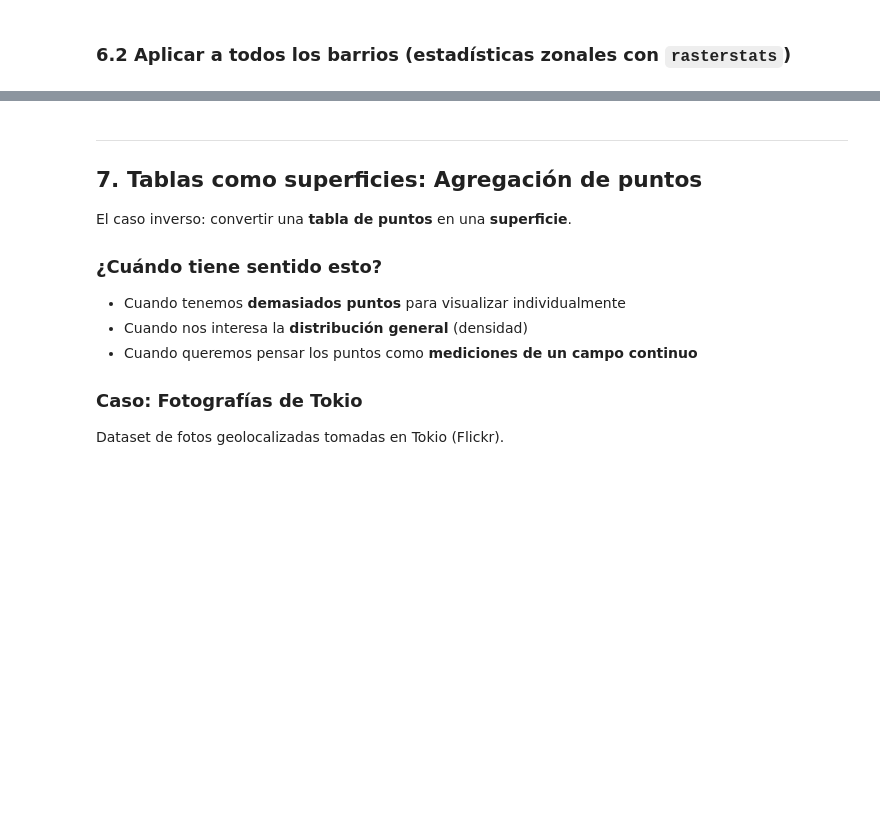
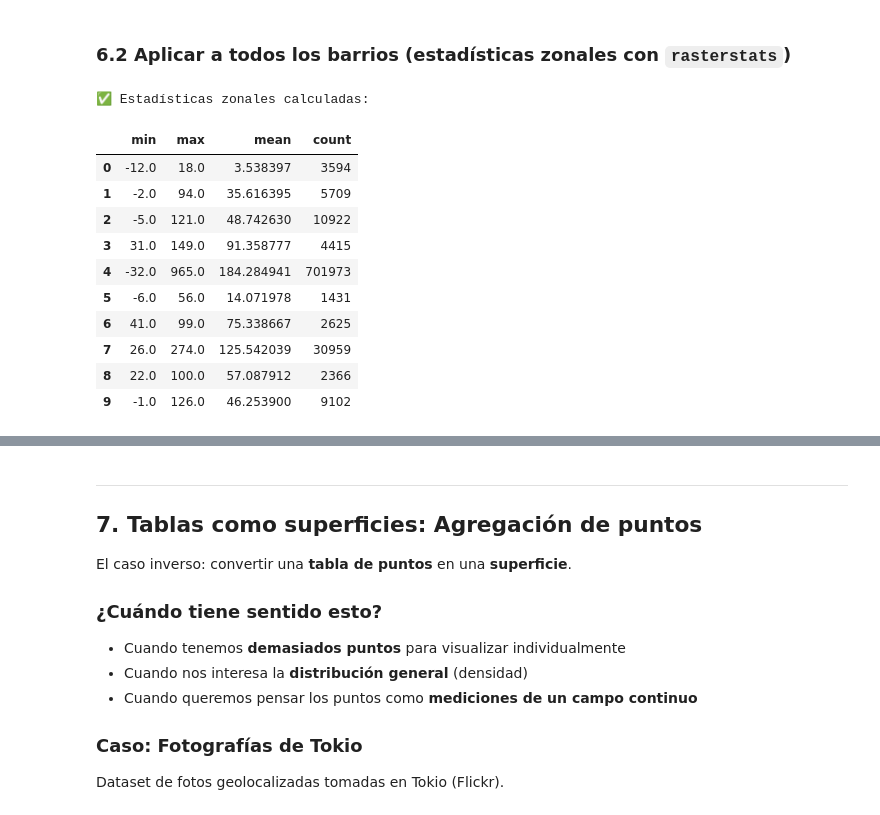
Before and after one commit to daniopitz/geodata, a Jupyter notebook: 01_datos_espaciales.ipynb, the cells around one changed output, grey strips where cells are left out. Cells and saved outputs as stored; diff of their text form; code cells hidden in the pictures; blank space fills up the shorter version.

```diff
--- a/01_datos_espaciales.ipynb
+++ b/01_datos_espaciales.ipynb
@@ -536,17 +556,30 @@ print(f"⛰️  Elevación promedio del tract más grande: {elevacion_promedio:.
 # %%
 from rasterstats import zonal_stats
 
 # Calcular estadísticas de elevación para TODOS los tracts
 elevaciones = zonal_stats(
     sd_tracts.to_crs(dem.rio.crs),       # Geometrías de los tracts (en CRS del DEM)
-    "../data/nasadem/nasadem_sd.tif",    # Ruta al archivo raster
+    "datos/external/nasadem/nasadem_sd.tif",    # Ruta al archivo raster
 )
 
 # Convertir a DataFrame
 elevaciones_df = pandas.DataFrame(elevaciones)
 
 print("✅ Estadísticas zonales calculadas:")
 elevaciones_df.head(10)
+# %% [output]
+✅ Estadísticas zonales calculadas:
+|  | min | max | mean | count |
+| 0 | -12.0 | 18.0 | 3.538397 | 3594 |
+| 1 | -2.0 | 94.0 | 35.616395 | 5709 |
+| 2 | -5.0 | 121.0 | 48.742630 | 10922 |
+| 3 | 31.0 | 149.0 | 91.358777 | 4415 |
+| 4 | -32.0 | 965.0 | 184.284941 | 701973 |
+| 5 | -6.0 | 56.0 | 14.071978 | 1431 |
+| 6 | 41.0 | 99.0 | 75.338667 | 2625 |
+| 7 | 26.0 | 274.0 | 125.542039 | 30959 |
+| 8 | 22.0 | 100.0 | 57.087912 | 2366 |
+| 9 | -1.0 | 126.0 | 46.253900 | 9102 |
 # %%
 # Visualizar los resultados: elevación promedio por barrio
 f, axs = plt.subplots(1, 3, figsize=(15, 5))
```
Also changed, not shown: parts of 10 cells of this notebook.
